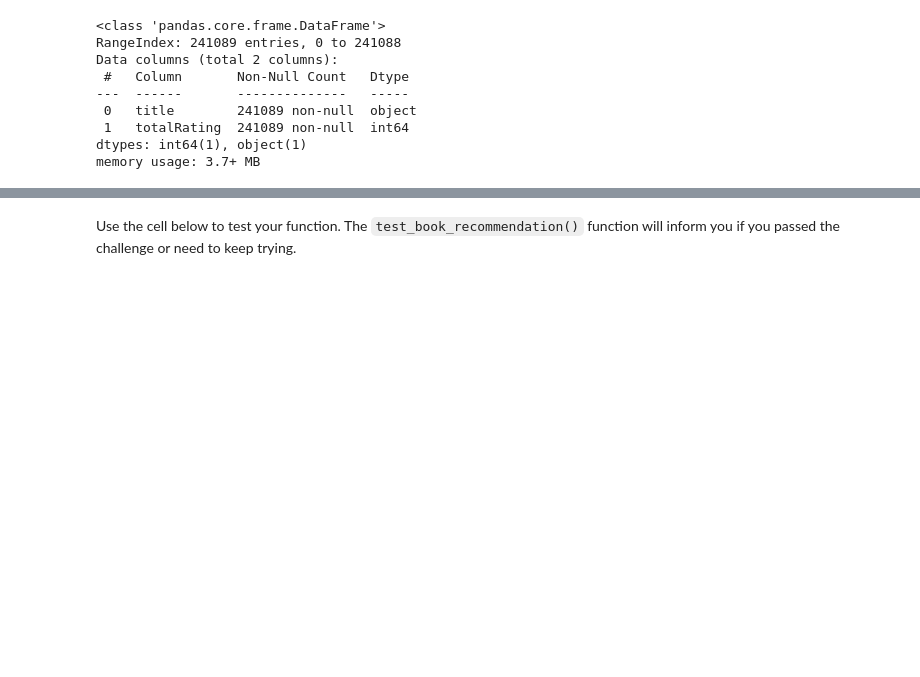
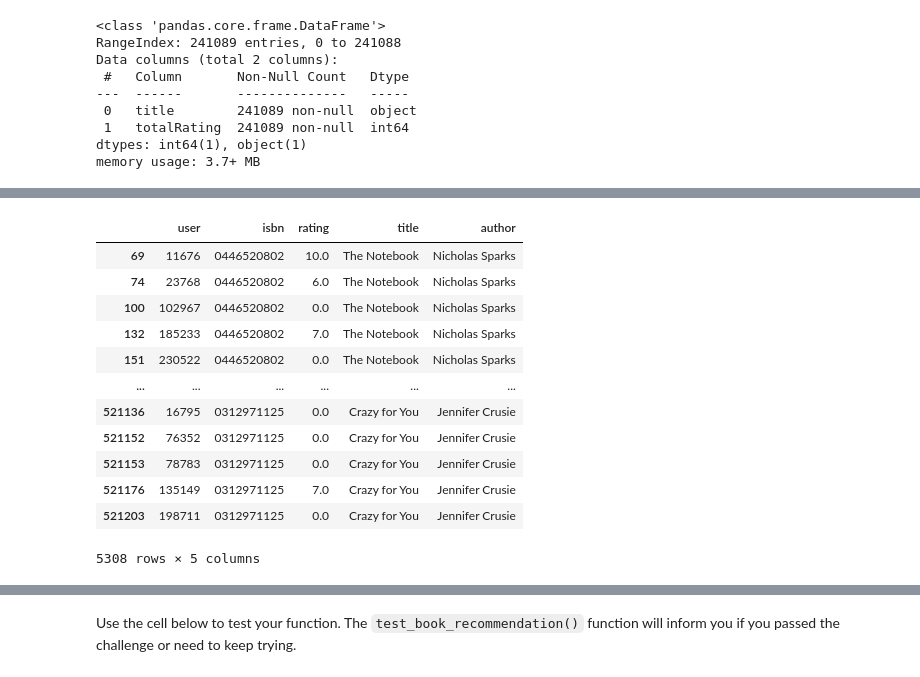
Before and after one commit to Elhassan7/freeCodeCamp_Project, a Jupyter notebook: 2nd fcc_book_recommendation_KNN/fcc_book_recommendation_knn.ipynb, the cells around one changed output, grey strips where cells are left out. Drawn from its saved outputs; the diff is of its cells as text; code cells hidden in the pictures; blank space fills up the shorter version.

```diff
--- a/2nd fcc_book_recommendation_KNN/fcc_book_recommendation_knn.ipynb
+++ b/2nd fcc_book_recommendation_KNN/fcc_book_recommendation_knn.ipynb
@@ -159,0 +195,16 @@ memory usage: 3.7+ MB
+# %%
+df_rating_Books
+# %% [output]
+|  | user | isbn | rating | title | author |
+| 69 | 11676 | 0446520802 | 10.0 | The Notebook | Nicholas Sparks |
+| 74 | 23768 | 0446520802 | 6.0 | The Notebook | Nicholas Sparks |
+| 100 | 102967 | 0446520802 | 0.0 | The Notebook | Nicholas Sparks |
+| 132 | 185233 | 0446520802 | 7.0 | The Notebook | Nicholas Sparks |
+| 151 | 230522 | 0446520802 | 0.0 | The Notebook | Nicholas Sparks |
+| ... | ... | ... | ... | ... | ... |
+| 521136 | 16795 | 0312971125 | 0.0 | Crazy for You | Jennifer Crusie |
+| 521152 | 76352 | 0312971125 | 0.0 | Crazy for You | Jennifer Crusie |
+| 521153 | 78783 | 0312971125 | 0.0 | Crazy for You | Jennifer Crusie |
+| 521176 | 135149 | 0312971125 | 7.0 | Crazy for You | Jennifer Crusie |
+| 521203 | 198711 | 0312971125 | 0.0 | Crazy for You | Jennifer Crusie |
+5308 rows × 5 columns
```
Also changed, not shown: parts of 12 cells of this notebook.
